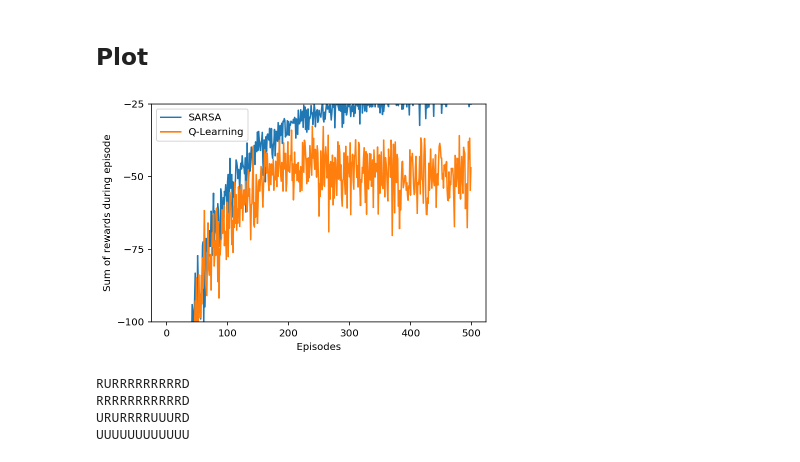
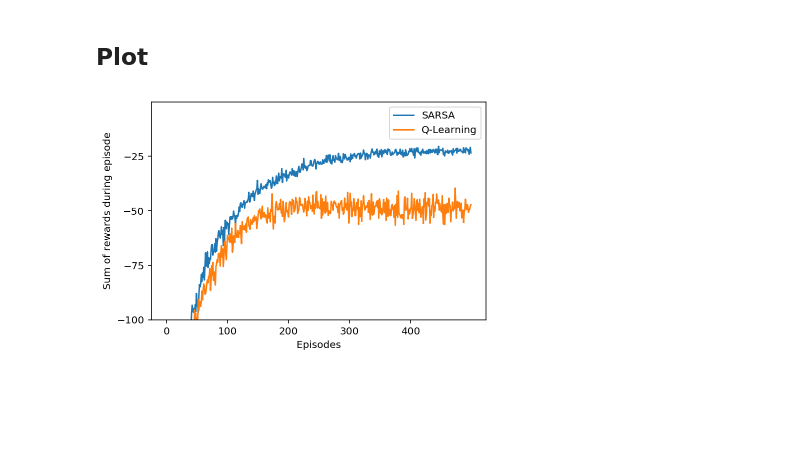
Before and after one commit to seungjaeryanlee/sutton-barto-notebooks, a Jupyter notebook: chapter06/example_6_6/cliff_walking.ipynb, the cells around one changed output. Drawn from its saved outputs; the diff is of its cells as text; code cells hidden in the pictures; blank space fills up the shorter version.

Commit message:
Finished Example 6.6

```diff
--- a/chapter06/example_6_6/cliff_walking.ipynb
+++ b/chapter06/example_6_6/cliff_walking.ipynb
@@ -204,6 +204,10 @@ class QLearningAgent:
 ## Plot
 # %%
 def episode(env, agent):
+    """
+    Run one episode with given environment and agent and return total reward.
+    주어진 에이전트와 환경으로 한 에피소드를 완료하고 총 보상을 반환합니다.
+    """
     state = env.reset()
     done = False
     total_reward = 0
@@ -219,6 +223,12 @@ def episode(env, agent):
     return total_reward
 # %%
 def run(env, agent, n_episodes=500):
+    """
+    Run multiple episodes with given environment and agent and return list of
+    total rewards for each episode. Agent's Q value persists through episodes.
+    주어진 에이전트와 환경으로 에피소드를 여러 번 완료하고 각 에피소드의 총 보상들을 list 형태로
+    반환합니다. 에피소드 간에 에이전트의 Q값은 지속됩니다.
+    """
     total_rewards = np.zeros(n_episodes, dtype=float)
     for i in range(n_episodes):
         env.reset()
@@ -227,7 +237,14 @@ def run(env, agent, n_episodes=500):
     return total_rewards
 # %%
 def runs(env, agent, n_runs=500, n_episodes=500):
-
+    """
+    Perform multiple runs with given environment and agent and return list of
+    average of total rewards for each episode. Agent's Q value persists through
+    episodes but is reset after each run.
+    주어진 에이전트와 환경으로 run을 여러 번 실행합니다. 각 에피소드의 총 보상들의 평균겂을 list
+    형태로 반환합니다. 에피소드 간에 에이전트의 Q값은 지속되지만, run마다 에이전트의 Q값은
+    초기화됩니다.
+    """
     total_total_rewards = np.zeros(n_episodes, dtype=float)
 
     for _ in range(n_runs):
@@ -237,6 +254,10 @@ def runs(env, agent, n_runs=500, n_episodes=500):
     return total_total_rewards / n_runs
 # %%
 def plot(env, agents, n_runs=500, n_episodes=500):
+    """
+    Plots Example 6.6 / Figure 6.4.
+    Example 6.6 / Figure 6.4의 그래프를 그립니다.
+    """
     names = []
     for agent in agents:
         names.append(agent.name)
@@ -245,16 +266,17 @@ def plot(env, agents, n_runs=500, n_episodes=500):
 
     plt.xlabel('Episodes')
     plt.ylabel('Sum of rewards during episode')
-    plt.ylim(-100, -25)
+    plt.ylim(-100, 0)
     plt.yticks(np.arange(-100, 0, 25))
+    plt.xticks(np.arange(0, 500, 100))
     plt.legend(names)
     plt.show()
 # %%
 env = Environment()
 agents = [
     SarsaAgent(env.state_space, env.action_space),
     QLearningAgent(env.state_space, env.action_space),
 ]
-plot(env, agents, 100, 500)
+plot(env, agents, 500, 500)
 # %% [output]
-[figure, old version]
+[figure, new version]
@@ -263,18 +283,22 @@ agent = agents[0]
 # %%
-for h in range(env.H):
-    for w in range(env.W):
-        best_action = Action(np.argmax(agent.q_table[h * env.W + w]))
-        if best_action == Action.RIGHT:
-            print('R', end='')
-        elif best_action == Action.LEFT:
-            print('L', end='')
-        elif best_action == Action.UP:
-            print('U', end='')
-        elif best_action == Action.DOWN:
-            print('D', end='')
-    print()
+def draw_greedy_policy(env, agent):
+    """
+    Draws greedy policy of the given agent with arrows.
+    주어진 에이전트의 탐욕 정책을 화살표로 그립니다.
+    """
+    print('--------------------------------------------------')
+    print(' {}\'s Greedy Policy'.format(agent.name))
+    print('--------------------------------------------------')
+    for h in range(env.H):
+        for w in range(env.W):
+            best_action = Action(np.argmax(agent.q_table[h * env.W + w]))
+            if best_action == Action.UP:
+                print('↑', end=' ')
+            elif best_action == Action.DOWN:
+                print('↓', end=' ')
+            elif best_action == Action.LEFT:
+                print('←', end=' ')
+            elif best_action == Action.RIGHT:
+                print('→', end=' ')
+        print()
+        print()
-# %% [output]
-RURRRRRRRRRD
-RRRRRRRRRRRD
-URURRRRUUURD
-UUUUUUUUUUUU
```
Also changed, not shown: parts of 2 cells of this notebook.
